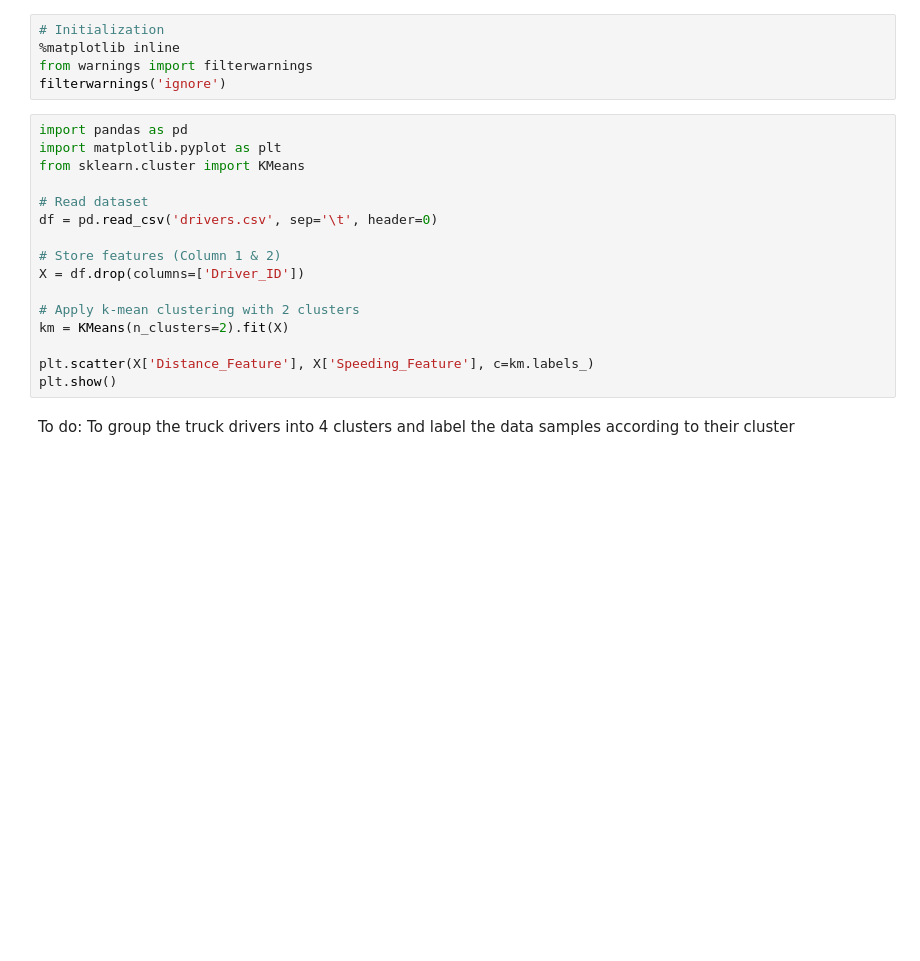
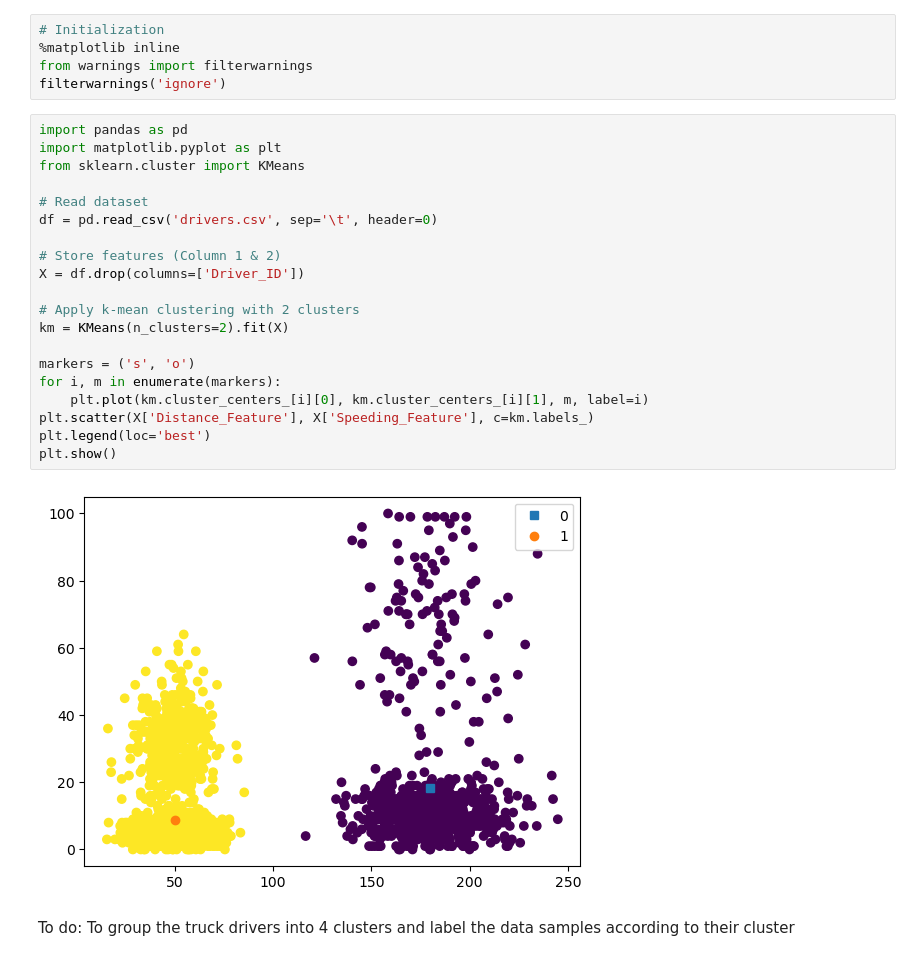
Before and after one commit to wooihaw/pai_26sep2023, a Jupyter notebook: Part_3/handson_3/handson_3d.ipynb, the cells around one changed output. Drawn from its saved outputs; the diff is of its cells as text; blank space fills up the shorter version.

```diff
--- a/Part_3/handson_3/handson_3d.ipynb
+++ b/Part_3/handson_3/handson_3d.ipynb
@@ -11,18 +11,24 @@ filterwarnings('ignore')
 # %%
 import pandas as pd
 import matplotlib.pyplot as plt
 from sklearn.cluster import KMeans
 
 # Read dataset
 df = pd.read_csv('drivers.csv', sep='\t', header=0)
 
 # Store features (Column 1 & 2)
 X = df.drop(columns=['Driver_ID'])
 
 # Apply k-mean clustering with 2 clusters
 km = KMeans(n_clusters=2).fit(X)
 
+markers = ('s', 'o')
+for i, m in enumerate(markers):
+    plt.plot(km.cluster_centers_[i][0], km.cluster_centers_[i][1], m, label=i)
 plt.scatter(X['Distance_Feature'], X['Speeding_Feature'], c=km.labels_)
+plt.legend(loc='best')
 plt.show()
+# %% [output]
+[figure, added]
 # %% [markdown]
 To do: To group the truck drivers into 4 clusters and label the data samples according to their cluster
```
Also changed, not shown: parts of 4 cells of this notebook, 4 other files.
